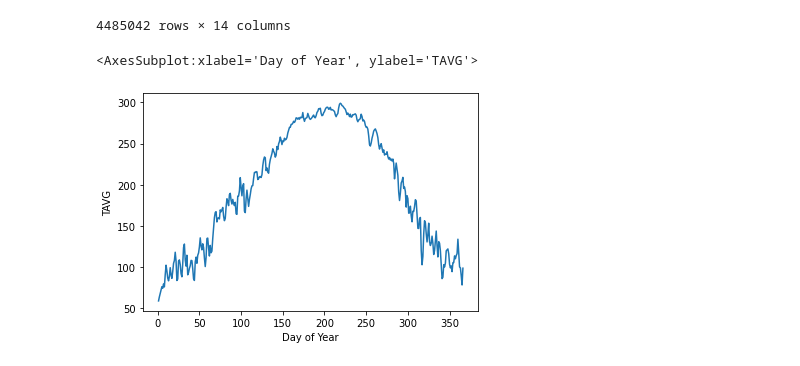
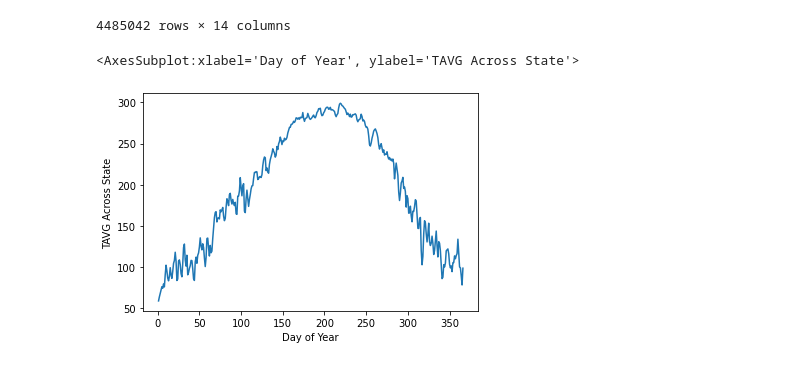
Before and after one commit to gavintchan/data200-grad-project, a Jupyter notebook: data200_grad_project.ipynb, the cells around one changed output. Cells and saved outputs as stored; diff of their text form; code cells hidden in the pictures.

```diff
--- a/data200_grad_project.ipynb
+++ b/data200_grad_project.ipynb
@@ -697,13 +703,26 @@ df_weather_years
 | 4485041 | USW00094910 | 2021-12-31 | -29.0 | 0.0 | 42.5544 | -92.4011 | 264.6 | 42.52776 | -92.44547 | Cedar Falls | ... |
 4485042 rows × 14 columns
 # %%
-# test, get texas weather and graph average over 2010-2021 years
-test_df= df_weather_years[df_weather_years['admin1']=='Texas'].groupby('Day of Year')[['TAVG']].mean()
+# get Texas weather and graph average over 2010-2021 years
+df_weather_texas = df_weather_years[df_weather_years['admin1']=='Texas']
+df_weather_texas_average = (
+    df_weather_texas
+    .groupby('Day of Year')[['TAVG']]
+    .mean()
+    .rename(columns={'TAVG': 'TAVG Across State'})
+)
 
-sns.lineplot(data=test_df, x='Day of Year', y='TAVG')
+df_weather_texas_std = (
+    df_weather_texas
+    .groupby('Day of Year')[['TAVG']]
+    .std()
+    .rename(columns={'TAVG': 'STD Across State'})
+)
+
+sns.lineplot(data=df_weather_texas_average, x='Day of Year', y='TAVG Across State')
 
 # https://www1.ncdc.noaa.gov/pub/data/ghcn/daily/readme.txt
 # TVG is in tenths of degrees C
 # %% [output]
-<AxesSubplot:xlabel='Day of Year', ylabel='TAVG'>
+<AxesSubplot:xlabel='Day of Year', ylabel='TAVG Across State'>
-[figure, old version]
+[figure, new version]
```
Also changed, not shown: parts of 11 cells of this notebook.
